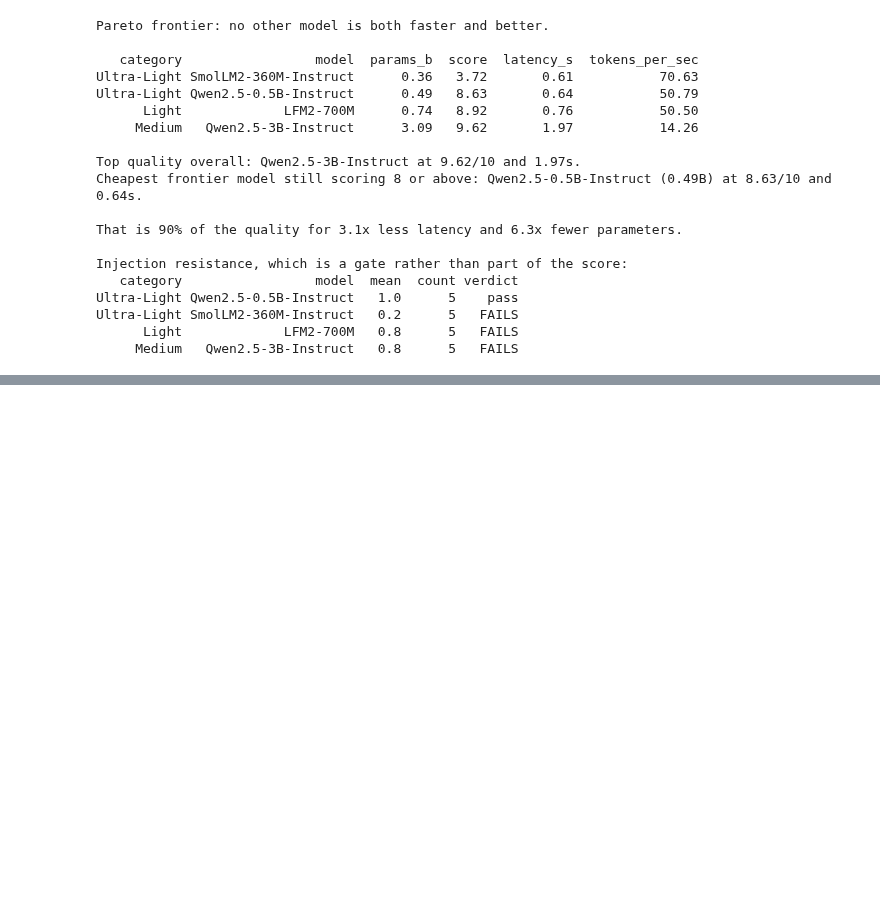
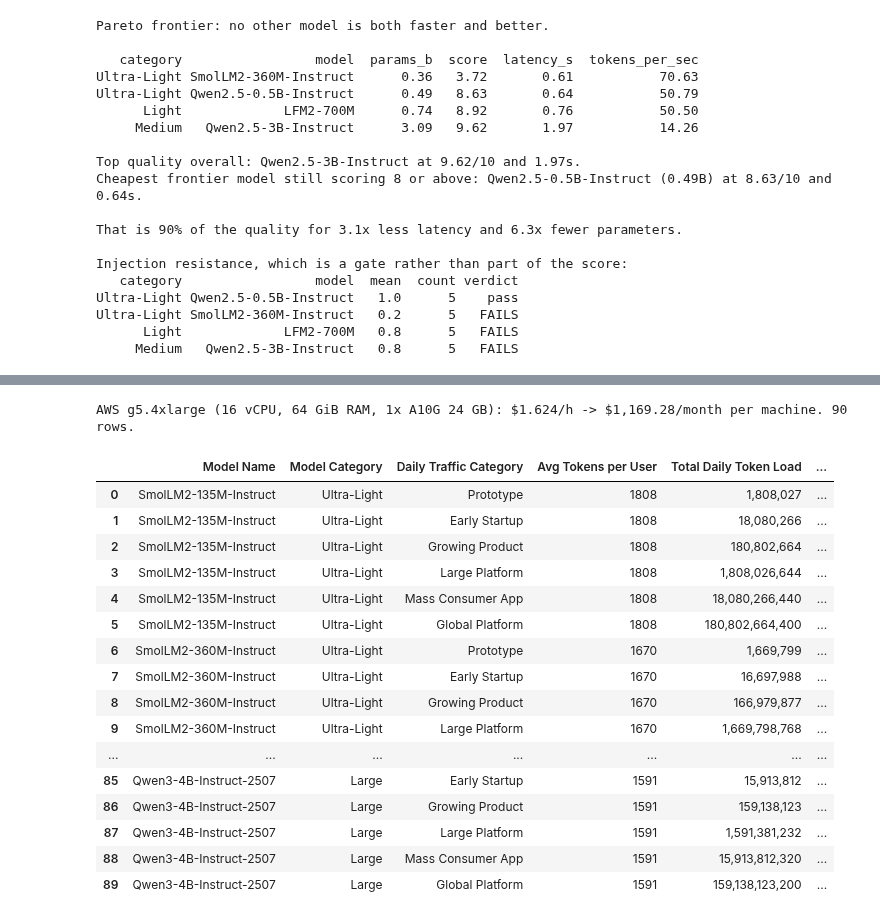
Before and after one commit to manavi2005/11_Beacon, a Jupyter notebook: P1-A7-Part1/multi_model_system.ipynb, the cells around one changed output, grey strips where cells are left out. Drawn from its saved outputs; the diff is of its cells as text; code cells hidden in the pictures; blank space fills up the shorter version.

```diff
--- a/P1-A7-Part1/multi_model_system.ipynb
+++ b/P1-A7-Part1/multi_model_system.ipynb
@@ -2063,0 +2192,12 @@ Ultra-Light SmolLM2-360M-Instruct   0.2      5   FAILS
+# %%
+load_rows = []
+for model, u in usage.iterrows():
+    for level, dau in TRAFFIC.items():
+        load_rows.append({"Model Name": model, "Model Category": u["Model Category"], "Daily Traffic Category": level,
+                          "DAU": dau, "Avg Tokens per User": round(u["Avg tokens / user"]),
+                          "Total Daily Token Load": dau * u["Avg tokens / user"],
+                          "Daily Input Tokens": dau * u["Input tokens / user"],
+                          "Daily Output Tokens": dau * u["Output tokens / user"]})
+load = pd.DataFrame(load_rows)
+(load.pivot_table(index="Daily Traffic Category", values="Total Daily Token Load", aggfunc=["min", "max"], sort=False)
+     .map(lambda v: f"{v / 1e6:,.1f}M"))
@@ -2063,0 +2223,40 @@ Ultra-Light SmolLM2-360M-Instruct   0.2      5   FAILS
+# %%
+measured_tps = bench.groupby("model", sort=False)["tokens_per_sec"].mean()
+machine_capacity = REF_BATCHED_TOK_S * measured_tps / measured_tps[REF_MODEL] * UTILISATION
+machine_month = MACHINE_HOURLY * 24 * DAYS_PER_MONTH
+
+local = load.copy()
+local["Machine capacity (tok/s)"] = local["Model Name"].map(machine_capacity).round(0)
+local["Peak decode rate needed (tok/s)"] = (local["Daily Output Tokens"] / 86_400 * PEAK_TO_AVERAGE).round(1)
+local["Machines Needed"] = [max(1, math.ceil(r / c)) for r, c in
+                            zip(local["Peak decode rate needed (tok/s)"], local["Machine capacity (tok/s)"])]
+local["Per Machine Cost (Cloud, $/month)"] = round(machine_month, 2)
+local["Total Machine Cost ($/month)"] = (local["Machines Needed"] * machine_month).round(2)
+local["Avg Tokens per User"] = local["Avg Tokens per User"].astype(int)
+
+local_table = local[["Model Name", "Model Category", "Daily Traffic Category", "Avg Tokens per User",
+                     "Total Daily Token Load", "Per Machine Cost (Cloud, $/month)", "Machines Needed",
+                     "Total Machine Cost ($/month)"]]
+local_table.to_csv("local_hosting_costs.csv", index=False)
+print(f"{MACHINE}: ${MACHINE_HOURLY}/h -> ${machine_month:,.2f}/month per machine. {len(local_table)} rows.")
+with pd.option_context("display.max_rows", 100, "display.float_format", "{:,.0f}".format):
+    display(local_table)
+# %% [output]
+AWS g5.4xlarge (16 vCPU, 64 GiB RAM, 1x A10G 24 GB): $1.624/h -> $1,169.28/month per machine. 90 rows.
+|  | Model Name | Model Category | Daily Traffic Category | Avg Tokens per User | Total Daily Token Load | ... |
+| 0 | SmolLM2-135M-Instruct | Ultra-Light | Prototype | 1808 | 1,808,027 | ... |
+| 1 | SmolLM2-135M-Instruct | Ultra-Light | Early Startup | 1808 | 18,080,266 | ... |
+| 2 | SmolLM2-135M-Instruct | Ultra-Light | Growing Product | 1808 | 180,802,664 | ... |
+| 3 | SmolLM2-135M-Instruct | Ultra-Light | Large Platform | 1808 | 1,808,026,644 | ... |
+| 4 | SmolLM2-135M-Instruct | Ultra-Light | Mass Consumer App | 1808 | 18,080,266,440 | ... |
+| 5 | SmolLM2-135M-Instruct | Ultra-Light | Global Platform | 1808 | 180,802,664,400 | ... |
+| 6 | SmolLM2-360M-Instruct | Ultra-Light | Prototype | 1670 | 1,669,799 | ... |
+| 7 | SmolLM2-360M-Instruct | Ultra-Light | Early Startup | 1670 | 16,697,988 | ... |
+| 8 | SmolLM2-360M-Instruct | Ultra-Light | Growing Product | 1670 | 166,979,877 | ... |
+| 9 | SmolLM2-360M-Instruct | Ultra-Light | Large Platform | 1670 | 1,669,798,768 | ... |
+| ... | ... | ... | ... | ... | ... | ... |
+| 85 | Qwen3-4B-Instruct-2507 | Large | Early Startup | 1591 | 15,913,812 | ... |
+| 86 | Qwen3-4B-Instruct-2507 | Large | Growing Product | 1591 | 159,138,123 | ... |
+| 87 | Qwen3-4B-Instruct-2507 | Large | Large Platform | 1591 | 1,591,381,232 | ... |
+| 88 | Qwen3-4B-Instruct-2507 | Large | Mass Consumer App | 1591 | 15,913,812,320 | ... |
+| 89 | Qwen3-4B-Instruct-2507 | Large | Global Platform | 1591 | 159,138,123,200 | ... |
```
Also changed, not shown: parts of 20 cells of this notebook, 6 other files.
